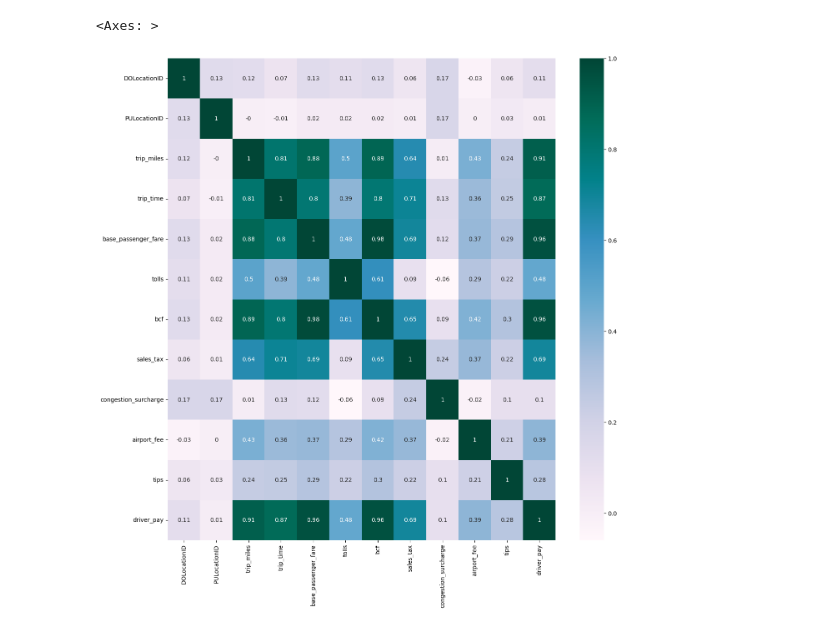
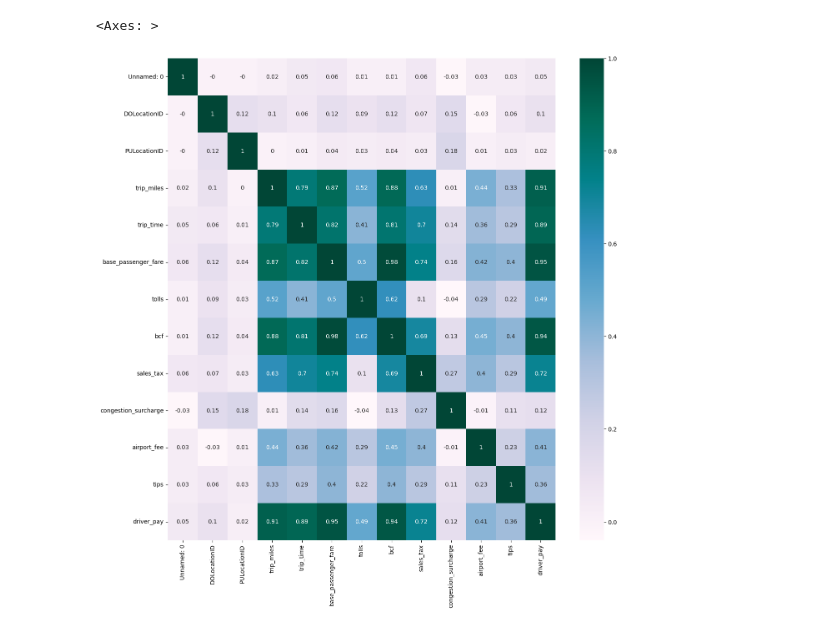
Before and after one commit to munozjon/NYC-Taxis, a Jupyter notebook: static/Untitled.ipynb, the cells around one changed output. Cells and saved outputs as stored; diff of their text form; code cells hidden in the pictures.

```diff
--- a/static/Untitled.ipynb
+++ b/static/Untitled.ipynb
@@ -0,0 +6,8 @@
+# %%
+
+df_1 = pd.read_csv('data/uber_nyc_2023_1.csv')
+df_2 = pd.read_csv('data/uber_nyc_2023_2.csv')
+df_3 = pd.read_csv('data/uber_nyc_2023_3.csv')
+# %%
+df = pd.concat([df_1, df_2, df_3])
+df.info()
@@ -1,14 +32,8 @@
 # %%
-import pandas as pd
-import matplotlib.pyplot as plt
-import seaborn as sns
-
-df = pd.read_csv('data/jan_2023.csv')
-
-df_ints = df.drop(columns=['hvfhs_license_num', 'request_datetime', 'PUBorough', 'PUZone', 'DOBorough', 'DOZone'])
+df_ints = df.drop(columns=['hvfhs_license_num', 'request_datetime', 'date', 'PUBorough', 'PUZone', 'DOBorough', 'DOZone'])
 
 fig, ax =  plt.subplots(figsize=(15,15))
 sns.heatmap(round(df_ints.corr(),2), annot=True, cmap='PuBuGn')
 # %% [output]
 <Axes: >
-[figure, old version]
+[figure, new version]
```
Also changed, not shown: parts of 6 cells of this notebook, 3 other files.
